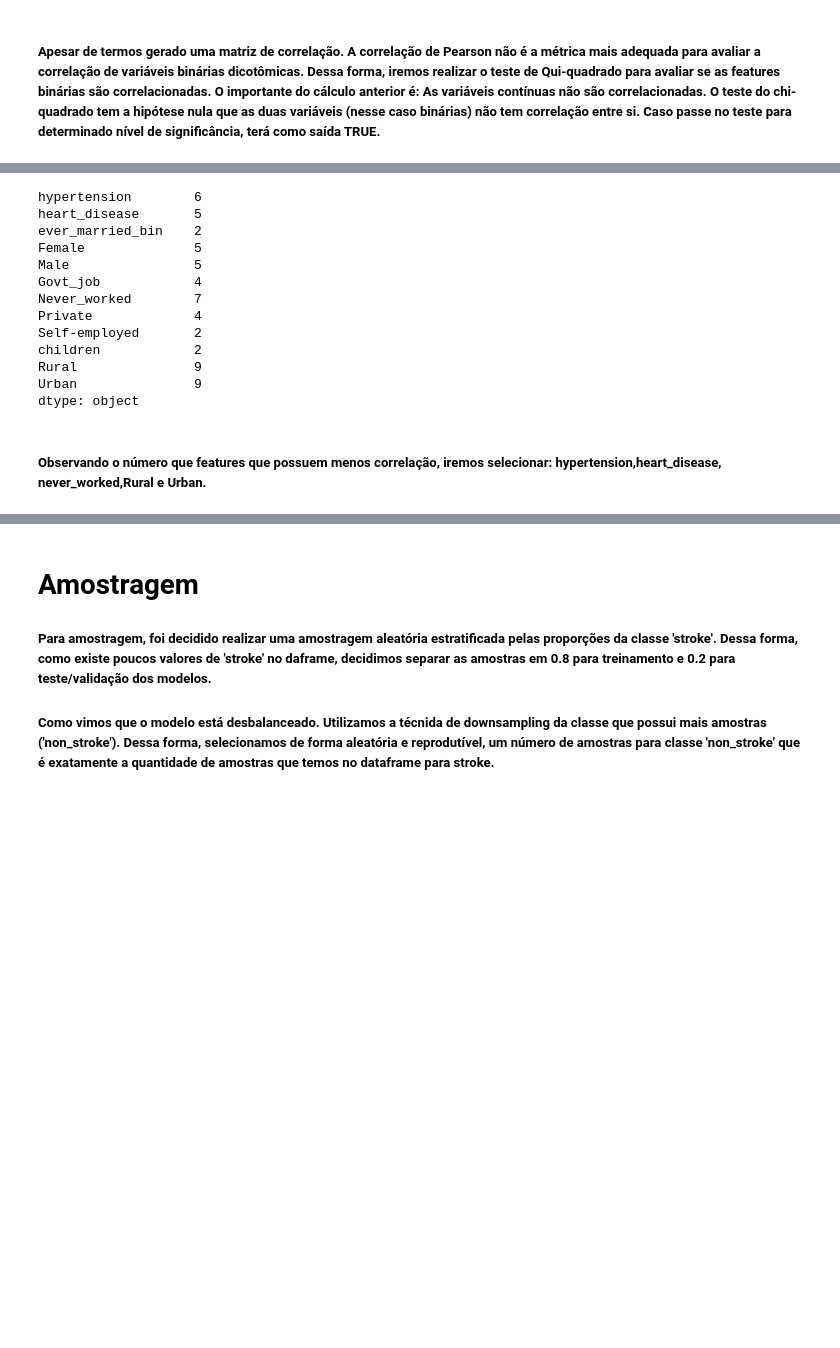
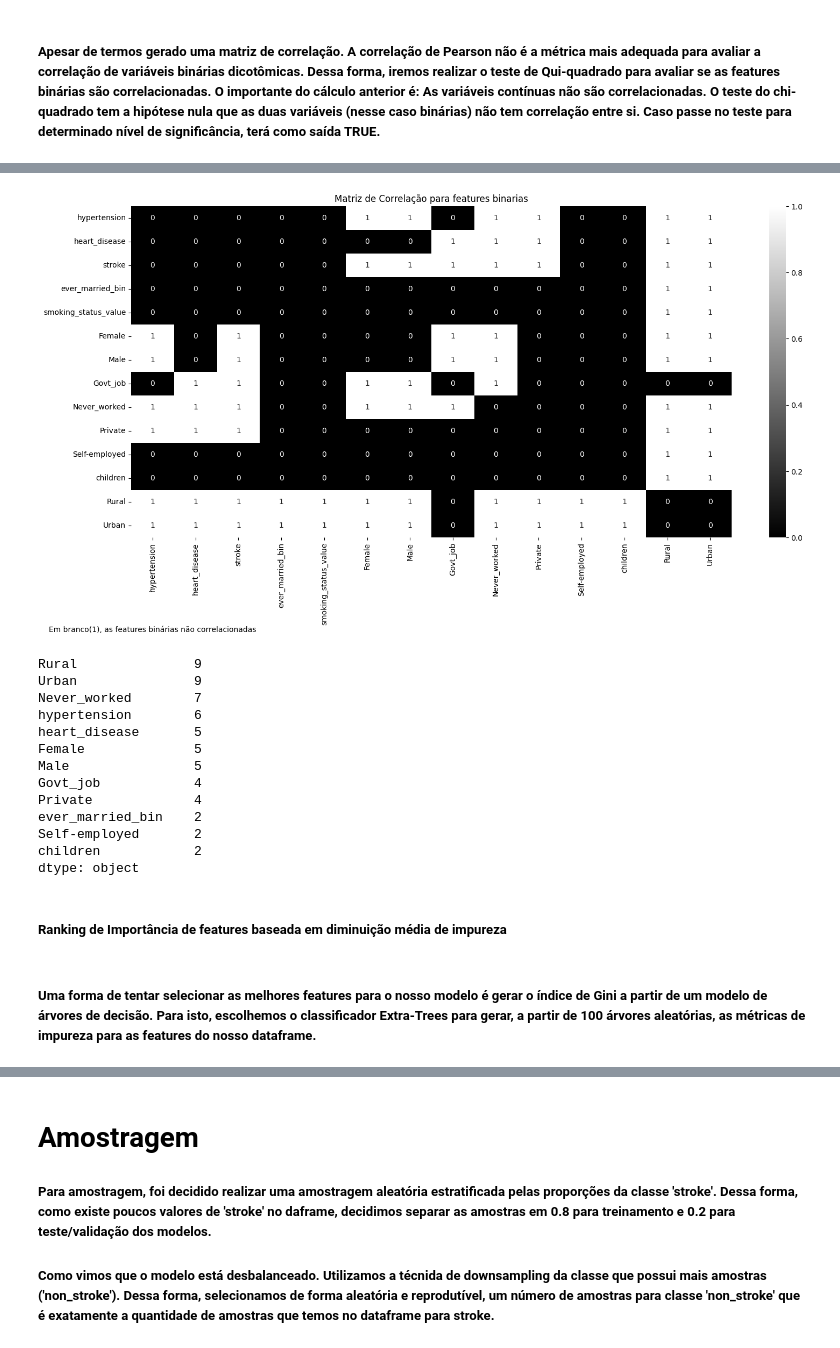
Before and after one commit to dallaqua/trabalho_MLI_santander_coders, a Jupyter notebook: classificacao_stroke.ipynb, the cells around one changed output, grey strips where cells are left out. Drawn from its saved outputs; the diff is of its cells as text; code cells hidden in the pictures; blank space fills up the shorter version.

```diff
--- a/classificacao_stroke.ipynb
+++ b/classificacao_stroke.ipynb
@@ -316,19 +320,29 @@ chi_square_test(df_processed.drop(columns='id'),0.05)
+# %%
+plt.figure(figsize=(18, 8))
+sns.heatmap(binary_correlation_matrix.astype(float), annot=True, cmap='gist_gray')
+plt.title("Matriz de Correlação para features binarias")
+plt.text(0.5, 18, "Em branco(1), as features binárias não correlacionadas", fontsize=10, ha="center")
+plt.show()
+# %% [output]
+[figure, added]
 # %%
 sum_of_non_correlated_features = chi_square_test(df_processed.drop(columns=['id','stroke','smoking_status_value']),0.05).sum()
-sum_of_non_correlated_features
+sum_of_non_correlated_features.sort_values(ascending=False)
 # %% [output]
+Rural               9
+Urban               9
+Never_worked        7
 hypertension        6
 heart_disease       5
-ever_married_bin    2
 Female              5
 Male                5
 Govt_job            4
-Never_worked        7
 Private             4
+ever_married_bin    2
 Self-employed       2
 children            2
-Rural               9
-Urban               9
 dtype: object
-# %% [markdown]
-##### Observando o número que features que possuem menos correlação, iremos selecionar: hypertension,heart_disease, never_worked,Rural e Urban.
+# %% [markdown]
+##### Ranking de Importância de features baseada em diminuição média de impureza
+# %% [markdown]
+##### Uma forma de tentar selecionar as melhores features para o nosso modelo é gerar o índice de Gini a partir de um modelo de árvores de decisão. Para isto, escolhemos o classificador Extra-Trees para gerar, a partir de 100 árvores aleatórias, as métricas de impureza para as features do nosso dataframe.
```
Also changed, not shown: parts of 47 cells of this notebook.
